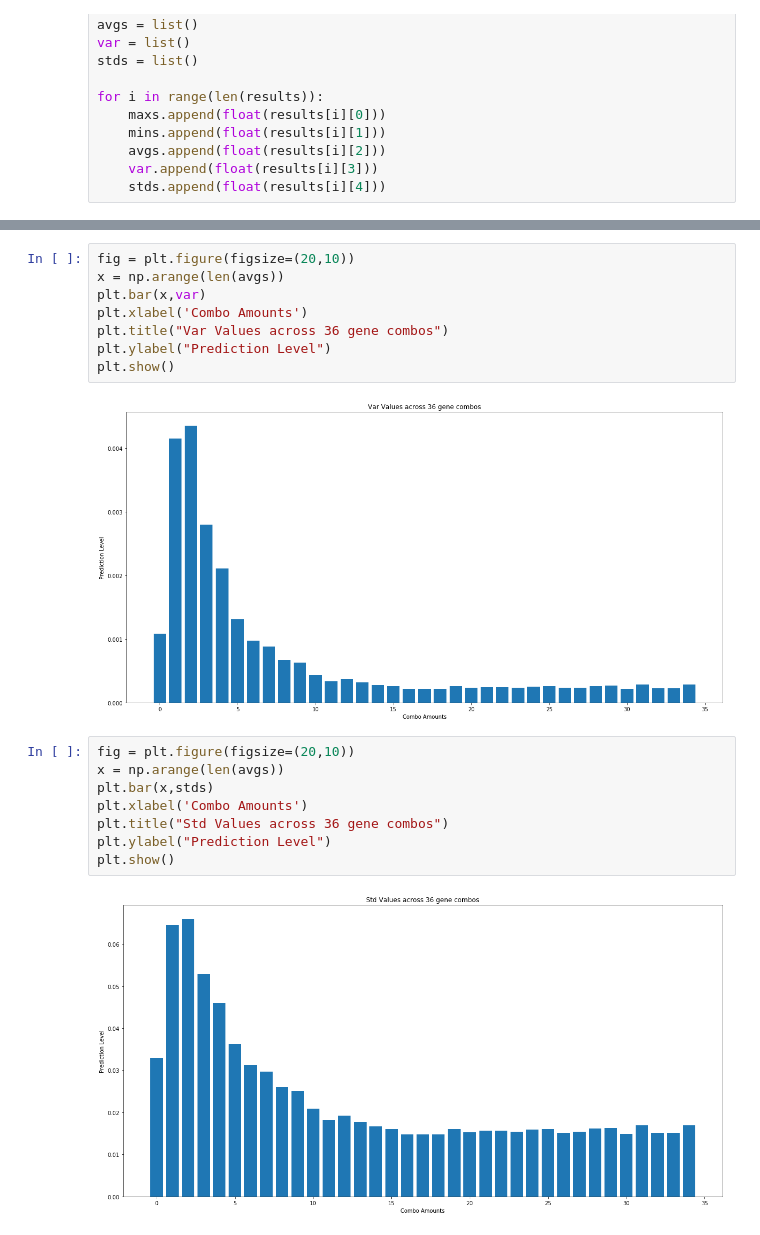
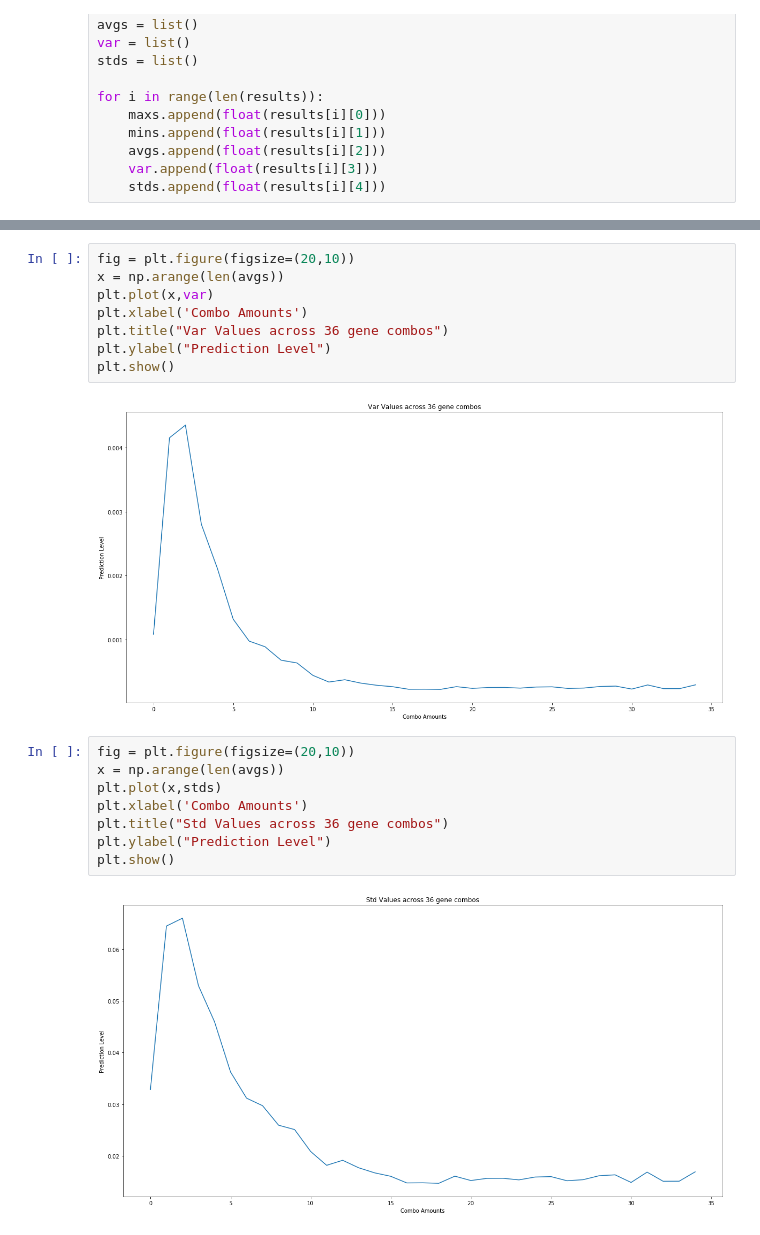
Before and after one commit to SystemsGenetics/gene-oracle, a Jupyter notebook: hedgehog/hedgehog_combo_results.ipynb, the cells around one changed output, grey strips where cells are left out. Drawn from its saved outputs; the diff is of its cells as text.

```diff
--- a/hedgehog/hedgehog_combo_results.ipynb
+++ b/hedgehog/hedgehog_combo_results.ipynb
@@ -50,20 +50,20 @@ plt.show()
 # %%
 fig = plt.figure(figsize=(20,10))
 x = np.arange(len(avgs))
-plt.bar(x,var)
+plt.plot(x,var)
 plt.xlabel('Combo Amounts')
 plt.title("Var Values across 36 gene combos")
 plt.ylabel("Prediction Level")
 plt.show()
 # %% [output]
-[figure, old version]
+[figure, new version]
 # %%
 fig = plt.figure(figsize=(20,10))
 x = np.arange(len(avgs))
-plt.bar(x,stds)
+plt.plot(x,stds)
 plt.xlabel('Combo Amounts')
 plt.title("Std Values across 36 gene combos")
 plt.ylabel("Prediction Level")
 plt.show()
 # %% [output]
-[figure, old version]
+[figure, new version]
```
Also changed, not shown: parts of 3 cells of this notebook, 4 other files.
